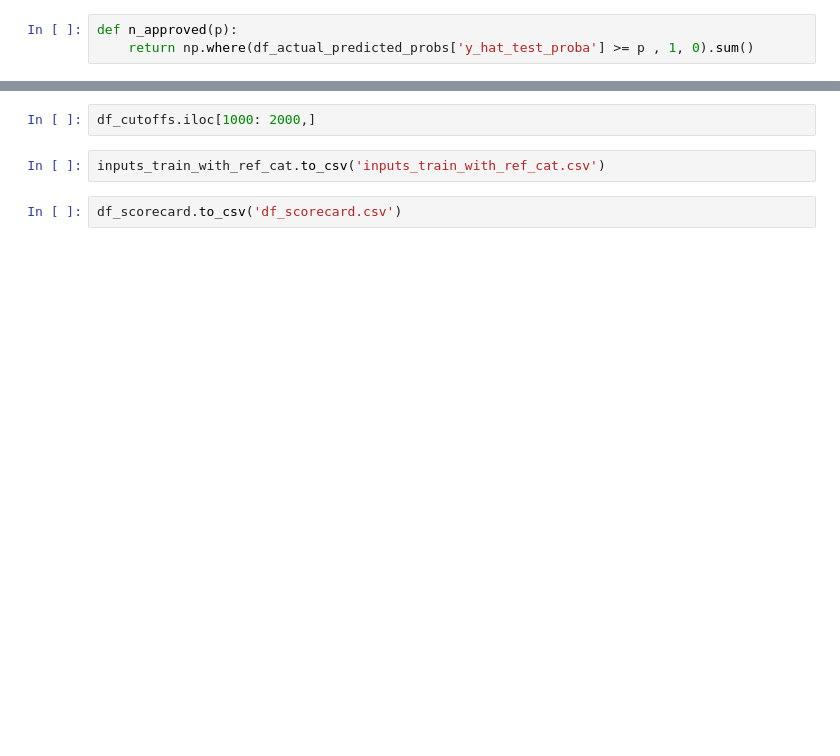
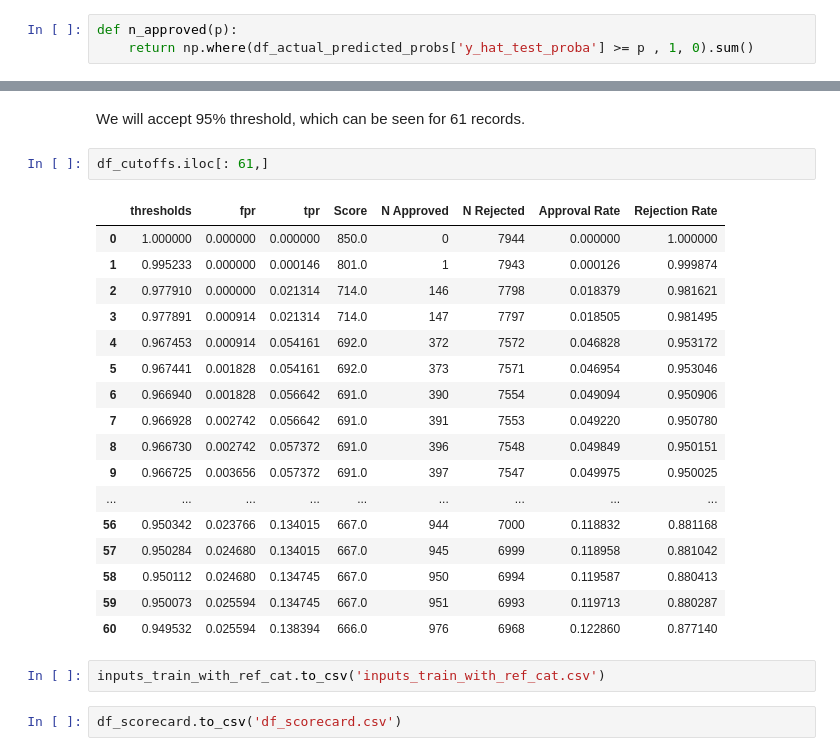
Before and after one commit to ishitabanait/Credit-Risk-Analysis, a Jupyter notebook: PD Model.ipynb, the cells around one changed output, grey strips where cells are left out. Drawn from its saved outputs; the diff is of its cells as text; blank space fills up the shorter version.

```diff
--- a/PD Model.ipynb
+++ b/PD Model.ipynb
@@ -921,5 +1466,25 @@ PD with 5%
+# %% [markdown]
+We will accept 95% threshold, which can be seen for 61 records.
 # %%
-df_cutoffs.iloc[1000: 2000,]
+df_cutoffs.iloc[: 61,]
+# %% [output]
+|  | thresholds | fpr | tpr | Score | N Approved | N Rejected | Approval Rate | Rejection Rate |
+| 0 | 1.000000 | 0.000000 | 0.000000 | 850.0 | 0 | 7944 | 0.000000 | 1.000000 |
+| 1 | 0.995233 | 0.000000 | 0.000146 | 801.0 | 1 | 7943 | 0.000126 | 0.999874 |
+| 2 | 0.977910 | 0.000000 | 0.021314 | 714.0 | 146 | 7798 | 0.018379 | 0.981621 |
+| 3 | 0.977891 | 0.000914 | 0.021314 | 714.0 | 147 | 7797 | 0.018505 | 0.981495 |
+| 4 | 0.967453 | 0.000914 | 0.054161 | 692.0 | 372 | 7572 | 0.046828 | 0.953172 |
+| 5 | 0.967441 | 0.001828 | 0.054161 | 692.0 | 373 | 7571 | 0.046954 | 0.953046 |
+| 6 | 0.966940 | 0.001828 | 0.056642 | 691.0 | 390 | 7554 | 0.049094 | 0.950906 |
+| 7 | 0.966928 | 0.002742 | 0.056642 | 691.0 | 391 | 7553 | 0.049220 | 0.950780 |
+| 8 | 0.966730 | 0.002742 | 0.057372 | 691.0 | 396 | 7548 | 0.049849 | 0.950151 |
+| 9 | 0.966725 | 0.003656 | 0.057372 | 691.0 | 397 | 7547 | 0.049975 | 0.950025 |
+| ... | ... | ... | ... | ... | ... | ... | ... | ... |
+| 56 | 0.950342 | 0.023766 | 0.134015 | 667.0 | 944 | 7000 | 0.118832 | 0.881168 |
+| 57 | 0.950284 | 0.024680 | 0.134015 | 667.0 | 945 | 6999 | 0.118958 | 0.881042 |
+| 58 | 0.950112 | 0.024680 | 0.134745 | 667.0 | 950 | 6994 | 0.119587 | 0.880413 |
+| 59 | 0.950073 | 0.025594 | 0.134745 | 667.0 | 951 | 6993 | 0.119713 | 0.880287 |
+| 60 | 0.949532 | 0.025594 | 0.138394 | 666.0 | 976 | 6968 | 0.122860 | 0.877140 |
 # %%
 inputs_train_with_ref_cat.to_csv('inputs_train_with_ref_cat.csv')
 # %%
```
Also changed, not shown: parts of 148 cells of this notebook, 14 other files.
